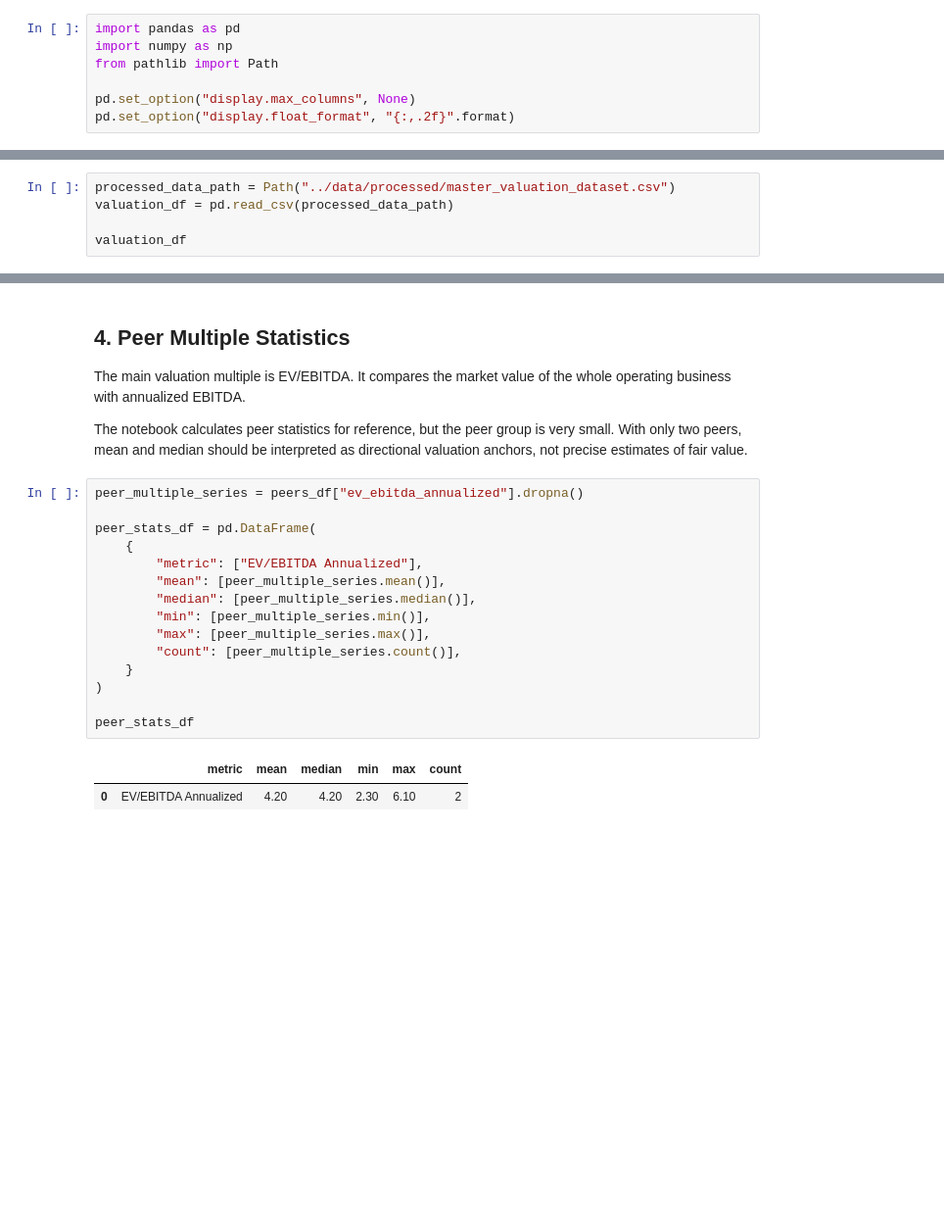
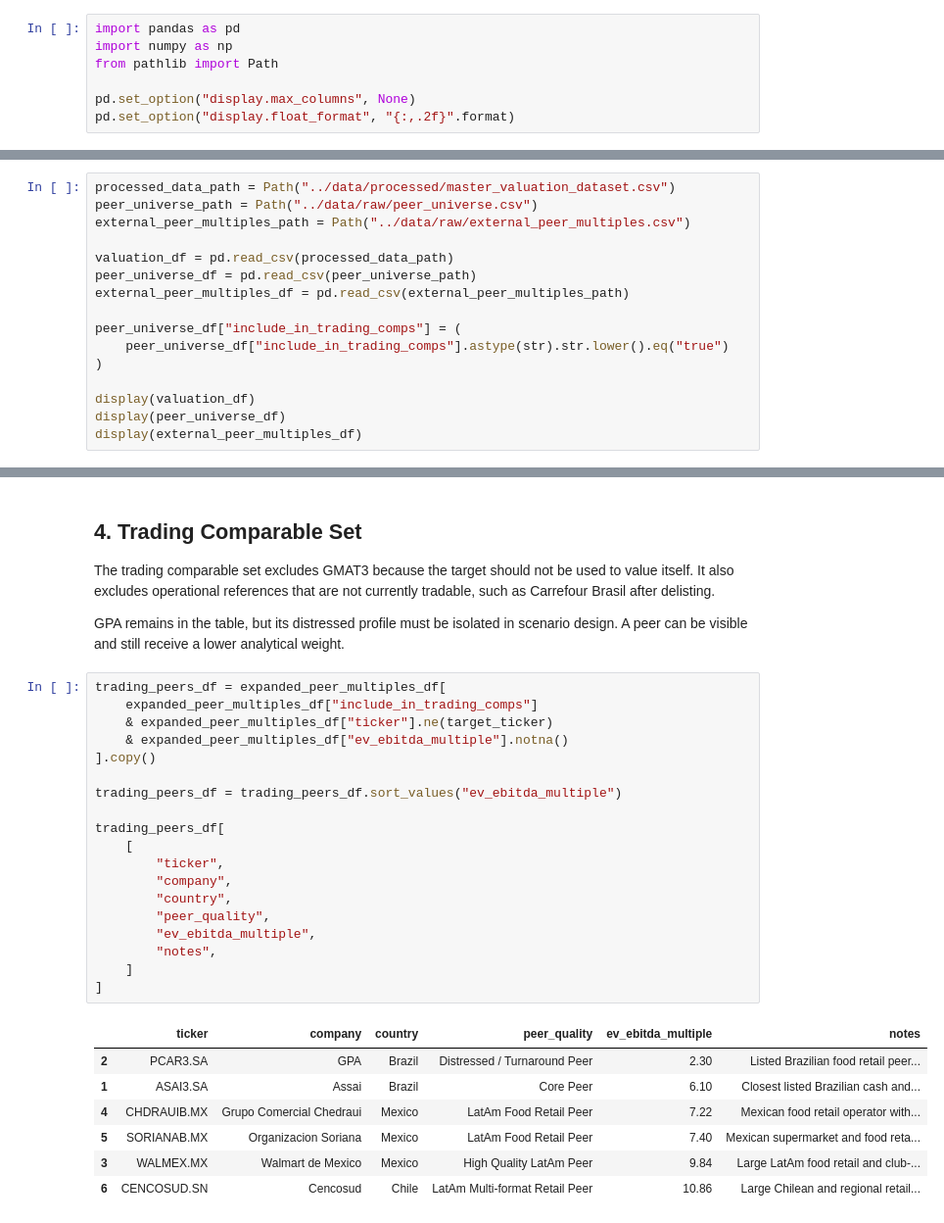
Before and after one commit to giorgiascherer21/gmat3-relative-valuation, a Jupyter notebook: notebooks/02-relative-valuation.ipynb, the cells around one changed output, grey strips where cells are left out. Shown at 98% size. Drawn from its saved outputs; the diff is of its cells as text; blank space fills up the shorter version.

```diff
--- a/notebooks/02-relative-valuation.ipynb
+++ b/notebooks/02-relative-valuation.ipynb
@@ -20,8 +24,19 @@ The notebook starts by loading the processed dataset created in notebook 01. Thi
 # %%
 processed_data_path = Path("../data/processed/master_valuation_dataset.csv")
+peer_universe_path = Path("../data/raw/peer_universe.csv")
+external_peer_multiples_path = Path("../data/raw/external_peer_multiples.csv")
+
 valuation_df = pd.read_csv(processed_data_path)
+peer_universe_df = pd.read_csv(peer_universe_path)
+external_peer_multiples_df = pd.read_csv(external_peer_multiples_path)
 
-valuation_df
+peer_universe_df["include_in_trading_comps"] = (
+    peer_universe_df["include_in_trading_comps"].astype(str).str.lower().eq("true")
+)
+
+display(valuation_df)
+display(peer_universe_df)
+display(external_peer_multiples_df)
 # %% [output]
 |  | ticker | company | sector | subsector | period | report_date | currency | revenue | ebitda | ebit | ... |
 | 0 | GMAT3.SA | Grupo Mateus | Consumer Staples | Food Retail | 1T26 | 2026-03-31 | BRL | 9402 | 400 | NaN | ... |
@@ -85,25 +196,34 @@ peers_df[
 # %% [markdown]
-## 4. Peer Multiple Statistics
+## 4. Trading Comparable Set
 
-The main valuation multiple is EV/EBITDA. It compares the market value of the whole operating business with annualized EBITDA.
+The trading comparable set excludes GMAT3 because the target should not be used to value itself. It also excludes operational references that are not currently tradable, such as Carrefour Brasil after delisting.
 
-The notebook calculates peer statistics for reference, but the peer group is very small. With only two peers, mean and median should be interpreted as directional valuation anchors, not precise estimates of fair value.
+GPA remains in the table, but its distressed profile must be isolated in scenario design. A peer can be visible and still receive a lower analytical weight.
 # %%
-peer_multiple_series = peers_df["ev_ebitda_annualized"].dropna()
+trading_peers_df = expanded_peer_multiples_df[
+    expanded_peer_multiples_df["include_in_trading_comps"]
+    & expanded_peer_multiples_df["ticker"].ne(target_ticker)
+    & expanded_peer_multiples_df["ev_ebitda_multiple"].notna()
+].copy()
 
-peer_stats_df = pd.DataFrame(
-    {
-        "metric": ["EV/EBITDA Annualized"],
-        "mean": [peer_multiple_series.mean()],
-        "median": [peer_multiple_series.median()],
-        "min": [peer_multiple_series.min()],
-        "max": [peer_multiple_series.max()],
-        "count": [peer_multiple_series.count()],
-    }
-)
+trading_peers_df = trading_peers_df.sort_values("ev_ebitda_multiple")
 
-peer_stats_df
+trading_peers_df[
+    [
+        "ticker",
+        "company",
+        "country",
+        "peer_quality",
+        "ev_ebitda_multiple",
+        "notes",
+    ]
+]
 # %% [output]
-|  | metric | mean | median | min | max | count |
-| 0 | EV/EBITDA Annualized | 4.20 | 4.20 | 2.30 | 6.10 | 2 |
+|  | ticker | company | country | peer_quality | ev_ebitda_multiple | notes |
+| 2 | PCAR3.SA | GPA | Brazil | Distressed / Turnaround Peer | 2.30 | Listed Brazilian food retail peer... |
+| 1 | ASAI3.SA | Assai | Brazil | Core Peer | 6.10 | Closest listed Brazilian cash and... |
+| 4 | CHDRAUIB.MX | Grupo Comercial Chedraui | Mexico | LatAm Food Retail Peer | 7.22 | Mexican food retail operator with... |
+| 5 | SORIANAB.MX | Organizacion Soriana | Mexico | LatAm Food Retail Peer | 7.40 | Mexican supermarket and food reta... |
+| 3 | WALMEX.MX | Walmart de Mexico | Mexico | High Quality LatAm Peer | 9.84 | Large LatAm food retail and club-... |
+| 6 | CENCOSUD.SN | Cencosud | Chile | LatAm Multi-format Retail Peer | 10.86 | Large Chilean and regional retail... |
 # %% [markdown]
```
Also changed, not shown: parts of 22 cells of this notebook, 18 other files.
